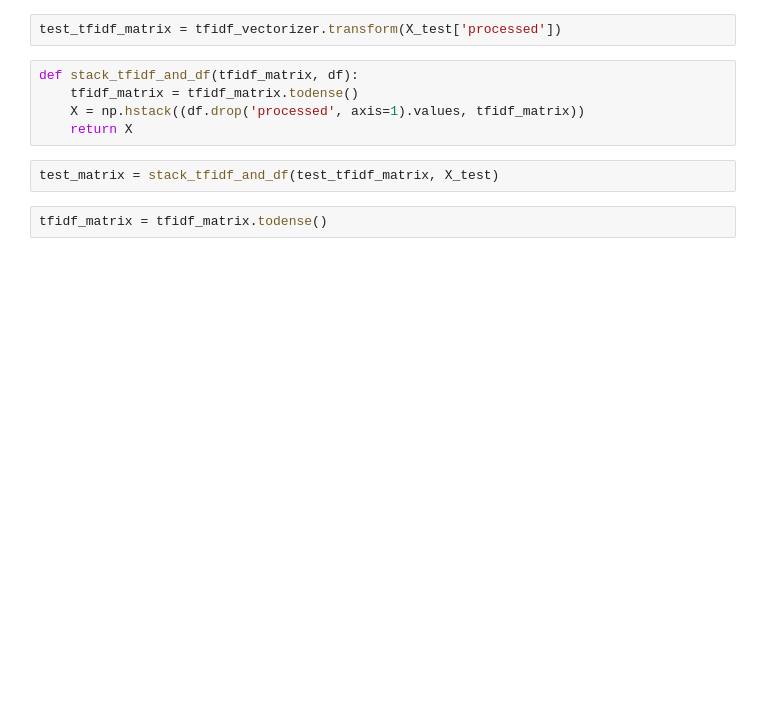
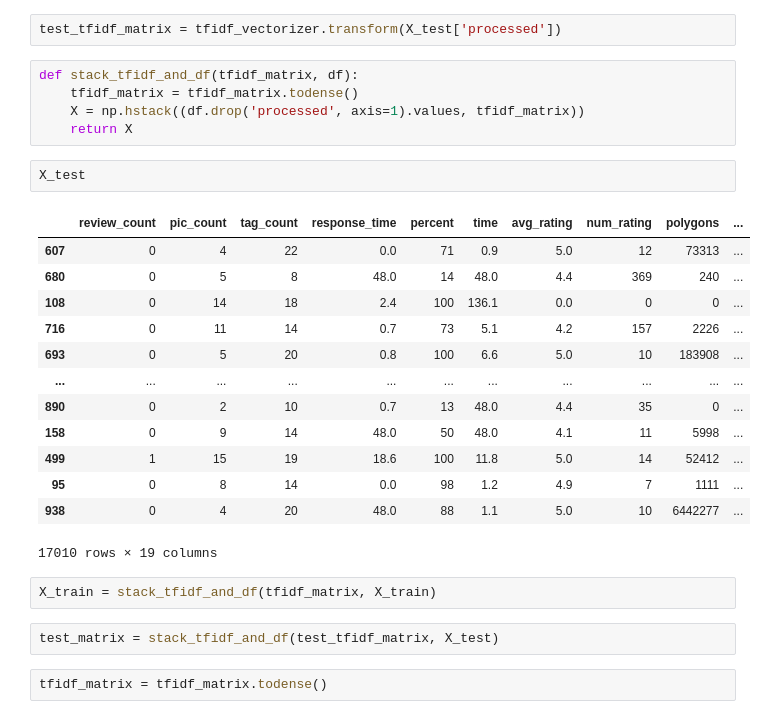
Before and after one commit to andrewmmeans/cgmodel-pricing, a Jupyter notebook: notebooks/analysis.ipynb, the cells around one changed output. Drawn from its saved outputs; the diff is of its cells as text; blank space fills up the shorter version.

```diff
--- a/notebooks/analysis.ipynb
+++ b/notebooks/analysis.ipynb
@@ -110,6 +115,24 @@ def stack_tfidf_and_df(tfidf_matrix, df):
     tfidf_matrix = tfidf_matrix.todense()
     X = np.hstack((df.drop('processed', axis=1).values, tfidf_matrix))
     return X
+# %%
+X_test
+# %% [output]
+|  | review_count | pic_count | tag_count | response_time | percent | time | avg_rating | num_rating | polygons | ... |
+| 607 | 0 | 4 | 22 | 0.0 | 71 | 0.9 | 5.0 | 12 | 73313 | ... |
+| 680 | 0 | 5 | 8 | 48.0 | 14 | 48.0 | 4.4 | 369 | 240 | ... |
+| 108 | 0 | 14 | 18 | 2.4 | 100 | 136.1 | 0.0 | 0 | 0 | ... |
+| 716 | 0 | 11 | 14 | 0.7 | 73 | 5.1 | 4.2 | 157 | 2226 | ... |
+| 693 | 0 | 5 | 20 | 0.8 | 100 | 6.6 | 5.0 | 10 | 183908 | ... |
+| ... | ... | ... | ... | ... | ... | ... | ... | ... | ... | ... |
+| 890 | 0 | 2 | 10 | 0.7 | 13 | 48.0 | 4.4 | 35 | 0 | ... |
+| 158 | 0 | 9 | 14 | 48.0 | 50 | 48.0 | 4.1 | 11 | 5998 | ... |
+| 499 | 1 | 15 | 19 | 18.6 | 100 | 11.8 | 5.0 | 14 | 52412 | ... |
+| 95 | 0 | 8 | 14 | 0.0 | 98 | 1.2 | 4.9 | 7 | 1111 | ... |
+| 938 | 0 | 4 | 20 | 48.0 | 88 | 1.1 | 5.0 | 10 | 6442277 | ... |
+17010 rows × 19 columns
+# %%
+X_train = stack_tfidf_and_df(tfidf_matrix, X_train)
 # %%
 test_matrix = stack_tfidf_and_df(test_tfidf_matrix, X_test)
 # %%
```
Also changed, not shown: parts of 32 cells of this notebook, 58 other files.
